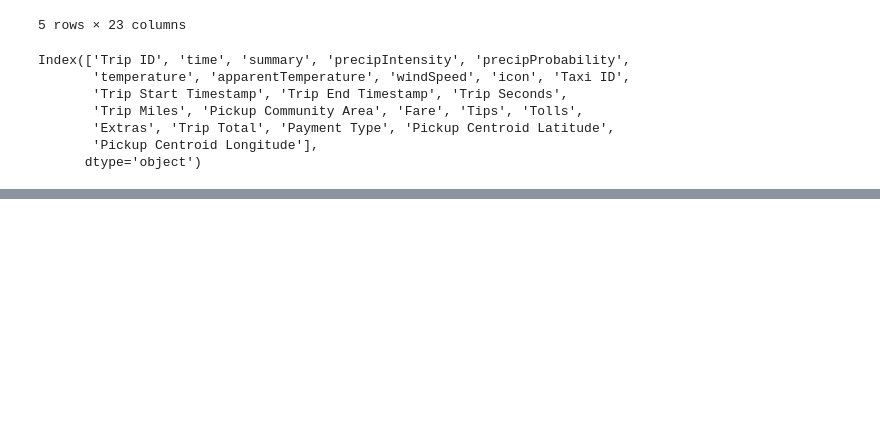
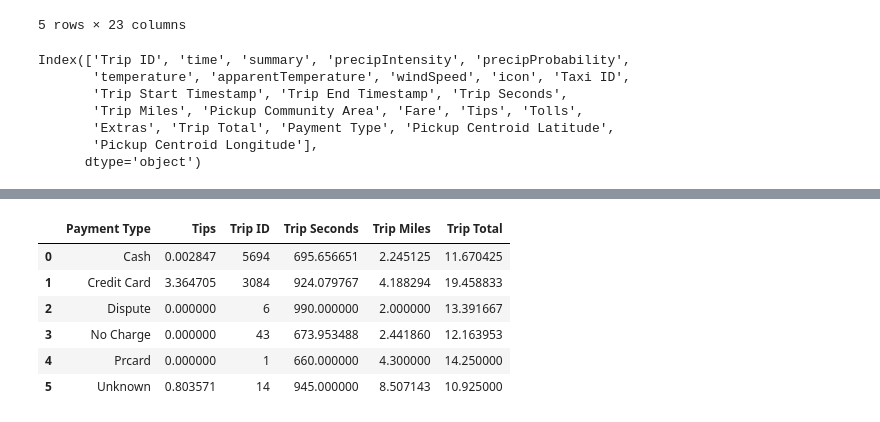
Before and after one commit to peterjorphan/07-project_one, a Jupyter notebook: master_df.ipynb, the cells around one changed output, grey strips where cells are left out. Cells and saved outputs as stored; diff of their text form; code cells hidden in the pictures; blank space fills up the shorter version.

```diff
--- a/master_df.ipynb
+++ b/master_df.ipynb
@@ -196,0 +157,11 @@ df2
+# %%
+df10 = df2.groupby(['Payment Type'], as_index=False).agg({'Tips': 'mean', 'Trip ID': 'count', 'Trip Seconds': 'mean', 'Trip Miles': 'mean', 'Trip Total': 'mean'})
+df10
+# %% [output]
+|  | Payment Type | Tips | Trip ID | Trip Seconds | Trip Miles | Trip Total |
+| 0 | Cash | 0.002847 | 5694 | 695.656651 | 2.245125 | 11.670425 |
+| 1 | Credit Card | 3.364705 | 3084 | 924.079767 | 4.188294 | 19.458833 |
+| 2 | Dispute | 0.000000 | 6 | 990.000000 | 2.000000 | 13.391667 |
+| 3 | No Charge | 0.000000 | 43 | 673.953488 | 2.441860 | 12.163953 |
+| 4 | Prcard | 0.000000 | 1 | 660.000000 | 4.300000 | 14.250000 |
+| 5 | Unknown | 0.803571 | 14 | 945.000000 | 8.507143 | 10.925000 |
```
Also changed, not shown: parts of 16 cells of this notebook, 15 other files.
